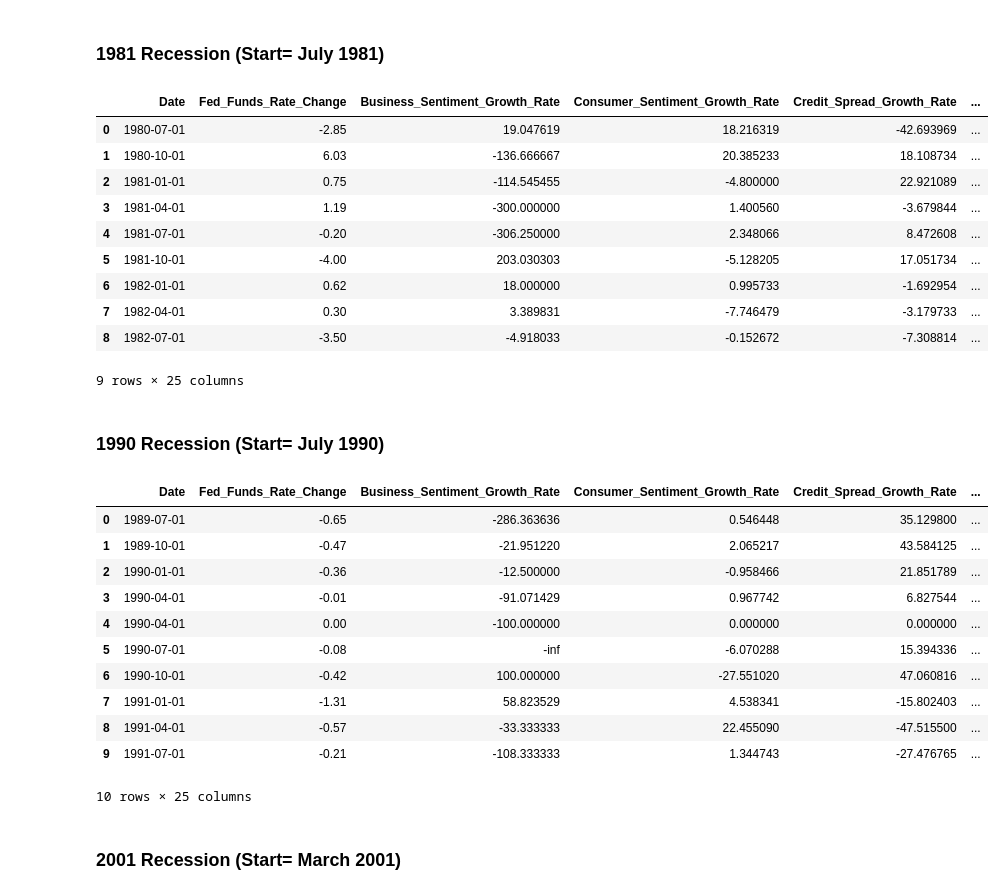
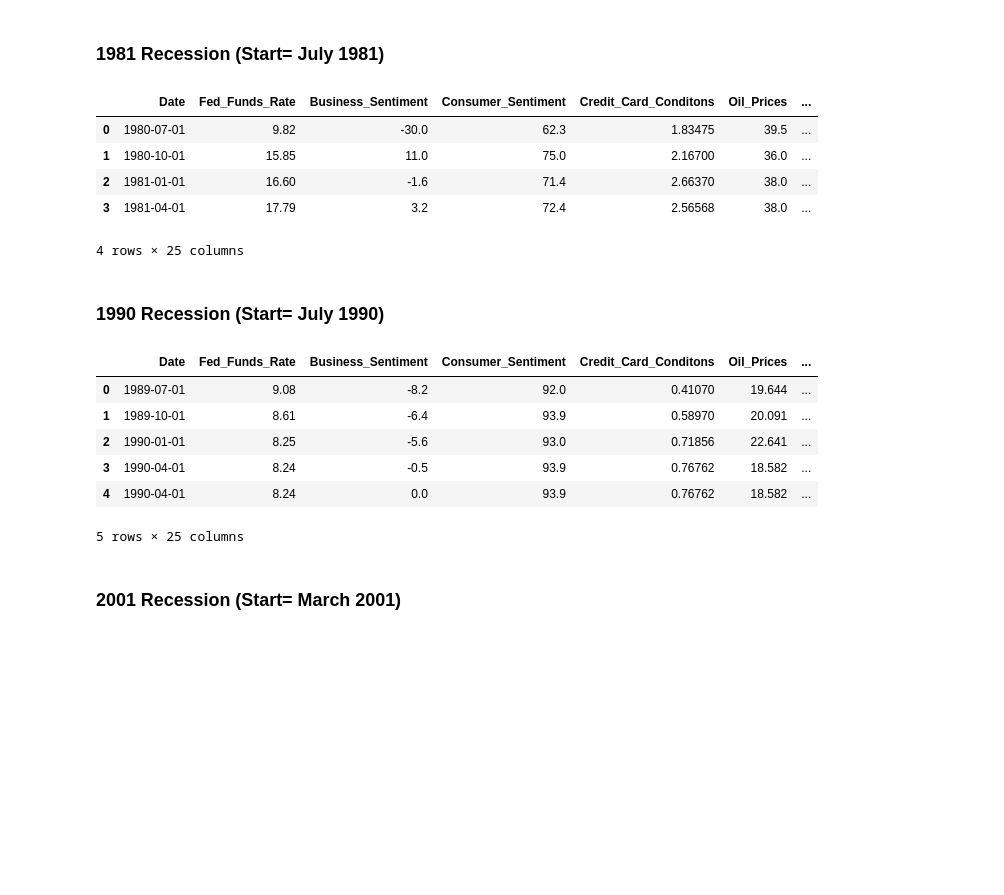
Before and after one commit to Makster04/FINAL_CAPSTONE_PROJECT, a Jupyter notebook: Notebook.ipynb, the cells around one changed output. Saved outputs shown, nothing was run; the diff lists cells and outputs as text; code cells hidden in the pictures; blank space fills up the shorter version.

```diff
--- a/Notebook.ipynb
+++ b/Notebook.ipynb
@@ -357,25 +348,25 @@ Final_Coincident_Indicators_df = Coincident_Indicators_df.loc[:, ~Coincident_Ind
 # Rename columns to growth rate versions
 Final_Coincident_Indicators_df.columns = [
     'Date',
-    'Capacity_Utilization_Growth_Rate',
-    'Industrial_Production_Growth_Rate',
-    'Retail_Sales_Growth_Rate'
+    'Capacity_Utilization_Rate',
+    'Industrial_Production_Index',
+    'Total_Retail_Sales'
 ]
 
 # Convert to numeric just in case (optional but safe)
-growth_cols = [
-    'Capacity_Utilization_Growth_Rate',
-    'Industrial_Production_Growth_Rate',
-    'Retail_Sales_Growth_Rate'
-]
-Final_Coincident_Indicators_df[growth_cols] = Final_Coincident_Indicators_df[growth_cols].apply(
-    pd.to_numeric, errors='coerce'
-)
+# growth_cols = [
+  #  'Capacity_Utilization_Growth_Rate',
+   # 'Industrial_Production_Growth_Rate',
+    #'Retail_Sales_Growth_Rate'
+#]
+#Final_Coincident_Indicators_df[growth_cols] = Final_Coincident_Indicators_df[growth_cols].apply(
+ #   pd.to_numeric, errors='coerce'
+#)
 
 # Calculate percent changes
-Final_Coincident_Indicators_df['Capacity_Utilization_Growth_Rate'] = Final_Coincident_Indicators_df['Capacity_Utilization_Growth_Rate'].pct_change() * 100
-Final_Coincident_Indicators_df['Industrial_Production_Growth_Rate'] = Final_Coincident_Indicators_df['Industrial_Production_Growth_Rate'].pct_change() * 100
-Final_Coincident_Indicators_df['Retail_Sales_Growth_Rate'] = Final_Coincident_Indicators_df['Retail_Sales_Growth_Rate'].pct_change() * 100
+# Final_Coincident_Indicators_df['Capacity_Utilization_Growth_Rate'] = Final_Coincident_Indicators_df['Capacity_Utilization_Growth_Rate'].pct_change() * 100
+# Final_Coincident_Indicators_df['Industrial_Production_Growth_Rate'] = Final_Coincident_Indicators_df['Industrial_Production_Growth_Rate'].pct_change() * 100
+# Final_Coincident_Indicators_df['Retail_Sales_Growth_Rate'] = Final_Coincident_Indicators_df['Retail_Sales_Growth_Rate'].pct_change() * 100
 
 # Display the resulting DataFrame
 Final_Coincident_Indicators_df.head()
@@ -466,7 +452,7 @@ FROM Leading LD
 JOIN Lagging LG ON LD.date = LG.date
 JOIN Coincident C ON LD.date = C.date
 WHERE LD.date >= '1980-07-01'
-AND LD.date <= '1982-07-01'
+AND LD.date <= '1981-04-01'
 """
 
 
@@ -483,17 +469,12 @@ conn.close()
 # Show final DataFrame
 Pre_1981_Recession
 # %% [output]
-|  | Date | Fed_Funds_Rate_Change | Business_Sentiment_Growth_Rate | Consumer_Sentiment_Growth_Rate | Credit_Spread_Growth_Rate | ... |
-| 0 | 1980-07-01 | -2.85 | 19.047619 | 18.216319 | -42.693969 | ... |
-| 1 | 1980-10-01 | 6.03 | -136.666667 | 20.385233 | 18.108734 | ... |
-| 2 | 1981-01-01 | 0.75 | -114.545455 | -4.800000 | 22.921089 | ... |
-| 3 | 1981-04-01 | 1.19 | -300.000000 | 1.400560 | -3.679844 | ... |
-| 4 | 1981-07-01 | -0.20 | -306.250000 | 2.348066 | 8.472608 | ... |
-| 5 | 1981-10-01 | -4.00 | 203.030303 | -5.128205 | 17.051734 | ... |
-| 6 | 1982-01-01 | 0.62 | 18.000000 | 0.995733 | -1.692954 | ... |
-| 7 | 1982-04-01 | 0.30 | 3.389831 | -7.746479 | -3.179733 | ... |
-| 8 | 1982-07-01 | -3.50 | -4.918033 | -0.152672 | -7.308814 | ... |
+|  | Date | Fed_Funds_Rate | Business_Sentiment | Consumer_Sentiment | Credit_Card_Conditons | Oil_Prices | ... |
+| 0 | 1980-07-01 | 9.82 | -30.0 | 62.3 | 1.83475 | 39.5 | ... |
+| 1 | 1980-10-01 | 15.85 | 11.0 | 75.0 | 2.16700 | 36.0 | ... |
+| 2 | 1981-01-01 | 16.60 | -1.6 | 71.4 | 2.66370 | 38.0 | ... |
+| 3 | 1981-04-01 | 17.79 | 3.2 | 72.4 | 2.56568 | 38.0 | ... |
-9 rows × 25 columns
+4 rows × 25 columns
 # %% [markdown]
 ### 1990 Recession (Start= July 1990)
 # %%
@@ -509,46 +490,41 @@ conn = sqlite3.connect(':memory:')
 # Final_Coincident_Indicators_df, Final_Leading_Indicators_df, Final_Lagging_Indicators_df
 
 # Save them to the SQLite database
 Final_Coincident_Indicators_df.to_sql('Coincident', conn, index=False, if_exists='replace')
 Final_Leading_Indicators_df.to_sql('Leading', conn, index=False, if_exists='replace')
 Final_Lagging_Indicators_df.to_sql('Lagging', conn, index=False, if_exists='replace')
 
 # Proper SQL query
 sql_query = """
 SELECT *
 FROM Leading LD
 JOIN Lagging LG ON LD.date = LG.date
 JOIN Coincident C ON LD.date = C.date
 WHERE LD.date >= '1989-07-01'
-AND LD.date <= '1991-07-01'
+AND LD.date <= '1990-04-01'
 """
 
 
 # Run the query
 Pre_1990_Recession = pd.read_sql_query(sql_query, conn)
 
 # Save to CSV
 csv_filename = "Pre_1990_Recession.csv"
 Pre_1990_Recession.to_csv(csv_filename, index=False)
 
 # Close DB connection
 conn.close()
 
 # Show final DataFrame
 Pre_1990_Recession
 # %% [output]
-|  | Date | Fed_Funds_Rate_Change | Business_Sentiment_Growth_Rate | Consumer_Sentiment_Growth_Rate | Credit_Spread_Growth_Rate | ... |
-| 0 | 1989-07-01 | -0.65 | -286.363636 | 0.546448 | 35.129800 | ... |
-| 1 | 1989-10-01 | -0.47 | -21.951220 | 2.065217 | 43.584125 | ... |
-| 2 | 1990-01-01 | -0.36 | -12.500000 | -0.958466 | 21.851789 | ... |
-| 3 | 1990-04-01 | -0.01 | -91.071429 | 0.967742 | 6.827544 | ... |
-| 4 | 1990-04-01 | 0.00 | -100.000000 | 0.000000 | 0.000000 | ... |
-| 5 | 1990-07-01 | -0.08 | -inf | -6.070288 | 15.394336 | ... |
-| 6 | 1990-10-01 | -0.42 | 100.000000 | -27.551020 | 47.060816 | ... |
-| 7 | 1991-01-01 | -1.31 | 58.823529 | 4.538341 | -15.802403 | ... |
-| 8 | 1991-04-01 | -0.57 | -33.333333 | 22.455090 | -47.515500 | ... |
-| 9 | 1991-07-01 | -0.21 | -108.333333 | 1.344743 | -27.476765 | ... |
+|  | Date | Fed_Funds_Rate | Business_Sentiment | Consumer_Sentiment | Credit_Card_Conditons | Oil_Prices | ... |
+| 0 | 1989-07-01 | 9.08 | -8.2 | 92.0 | 0.41070 | 19.644 | ... |
+| 1 | 1989-10-01 | 8.61 | -6.4 | 93.9 | 0.58970 | 20.091 | ... |
+| 2 | 1990-01-01 | 8.25 | -5.6 | 93.0 | 0.71856 | 22.641 | ... |
+| 3 | 1990-04-01 | 8.24 | -0.5 | 93.9 | 0.76762 | 18.582 | ... |
+| 4 | 1990-04-01 | 8.24 | 0.0 | 93.9 | 0.76762 | 18.582 | ... |
-10 rows × 25 columns
+5 rows × 25 columns
 # %% [markdown]
 ### 2001 Recession (Start= March 2001)
 # %%
```
Also changed, not shown: parts of 17 cells of this notebook, 7 other files.
